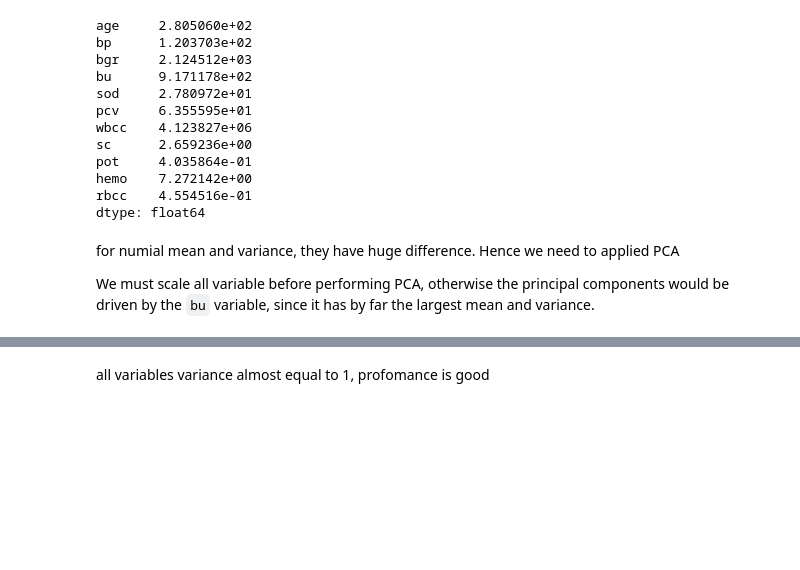
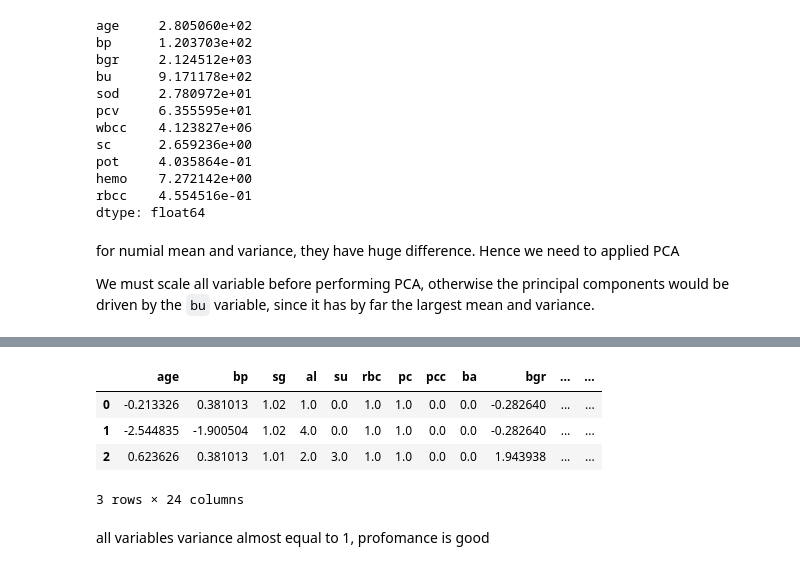
Before and after one commit to Barkesty/Project-Chronic-Kidney-Disease-Classification-Challenge, a Jupyter notebook: project.ipynb, the cells around one changed output, grey strips where cells are left out. Saved outputs shown, nothing was run; the diff lists cells and outputs as text; code cells hidden in the pictures; blank space fills up the shorter version.

```diff
--- a/project.ipynb
+++ b/project.ipynb
@@ -482,3 +484,11 @@ X = pd.DataFrame(df, index=df.index, columns=df.columns)
+# %%
+X.head(3)
+# %% [output]
+|  | age | bp | sg | al | su | rbc | pc | pcc | ba | bgr | ... | ... |
+| 0 | -0.213326 | 0.381013 | 1.02 | 1.0 | 0.0 | 1.0 | 1.0 | 0.0 | 0.0 | -0.282640 | ... | ... |
+| 1 | -2.544835 | -1.900504 | 1.02 | 4.0 | 0.0 | 1.0 | 1.0 | 0.0 | 0.0 | -0.282640 | ... | ... |
+| 2 | 0.623626 | 0.381013 | 1.01 | 2.0 | 3.0 | 1.0 | 1.0 | 0.0 | 0.0 | 1.943938 | ... | ... |
+3 rows × 24 columns
 # %%
 # X.var()
 # %% [markdown]
```
Also changed, not shown: parts of 17 cells of this notebook.
